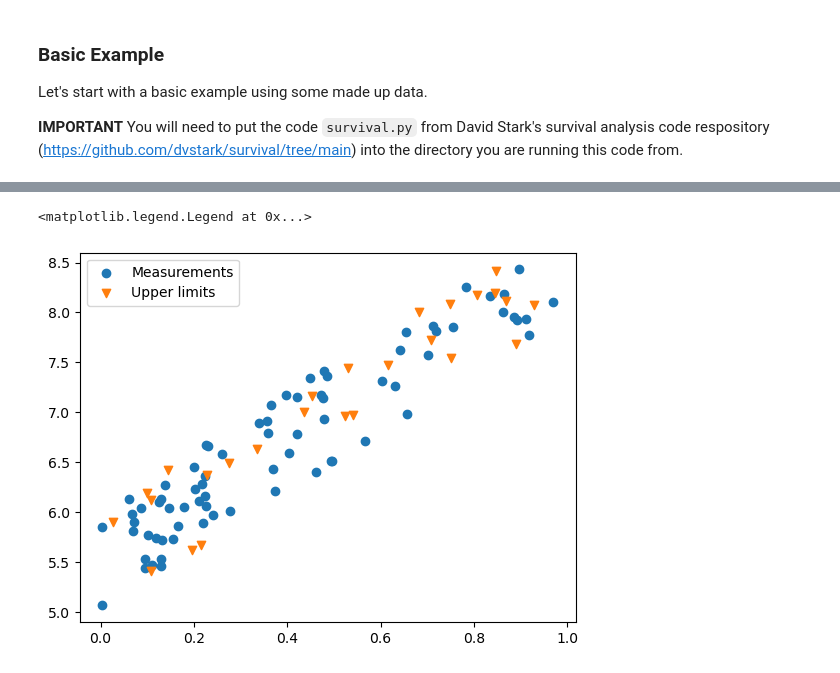
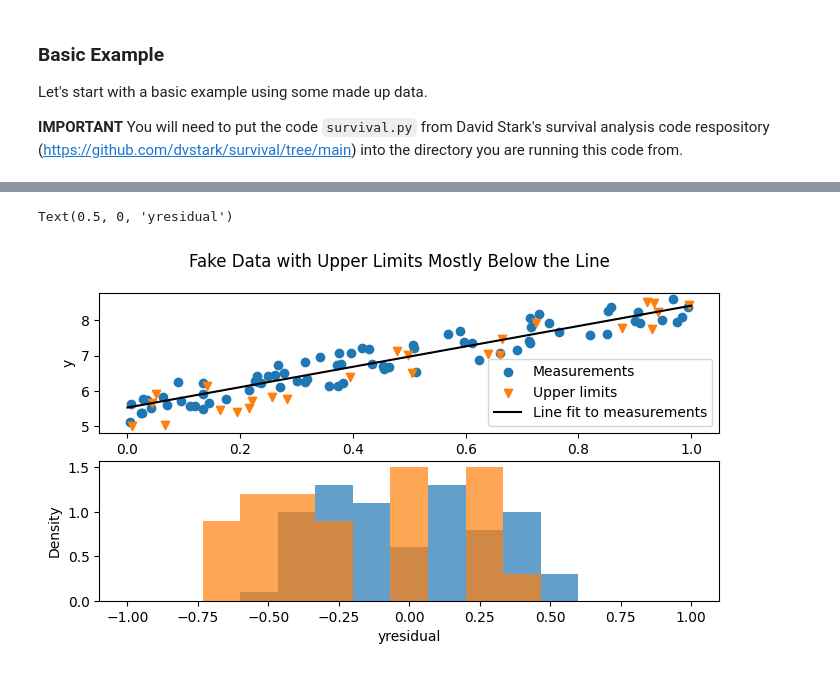
Before and after one commit to karenlmasters/HaverfordGalaxyGroup, a Jupyter notebook: BasicCode/SurvivalAnalysisTutorial.ipynb, the cells around one changed output, grey strips where cells are left out. Saved outputs shown, nothing was run; the diff lists cells and outputs as text; code cells hidden in the pictures.

```diff
--- a/BasicCode/SurvivalAnalysisTutorial.ipynb
+++ b/BasicCode/SurvivalAnalysisTutorial.ipynb
@@ -85,9 +105,39 @@ y = 5 + (3 * x) + np.random.uniform(size=100) #Just a line with error of size 0-
 lims = np.zeros(len(x)).astype(bool) #Sets up a logic array of all "FALSE" entries
 lims[np.random.choice(np.arange(len(lims)), size=int(0.3*len(lims)))] = True #Randomly sets 30% of them to be TRUE
 
-plt.scatter(x[~lims],y[~lims],label='Measurements') #Scatter plot of the actually measurement (NOT lims is ~lims)
-plt.scatter(x[lims], y[lims], marker='v',label='Upper limits') #Scatter plot of the upper limits (lims=TRUE entries)
-plt.legend()
+#Make the upper limits just a bit smaller than the measurements
+y[lims]=y[lims]-0.2
+
+#Fit a straight line to the measurements
+a=np.polyfit(x[~lims],y[~lims],1)
+
+#Make line to plot
+p = np.poly1d(a)
+xplot=np.linspace(0, 1, 10)
+yplot=p(xplot)
+
+#Calculate residuals from line plot
+yres = y-p(x)
-# %% [output]
-<matplotlib.legend.Legend at 0x...>
-[figure, removed]
+# %%
+#Plot both a scatter plot and histograms of this.
+fig, (ax1, ax2) = plt.subplots(2, 1,sharex=False,figsize=(8,4))
+fig.suptitle('Fake Data with Upper Limits Mostly Below the Line')
+
+ax1.scatter(x[~lims],y[~lims],label='Measurements') #Scatter plot of the actually measurement (NOT lims is ~lims)
+ax1.scatter(x[lims], y[lims], marker='v',label='Upper limits') #Scatter plot of the upper limits (lims=TRUE entries)
+ax1.plot(xplot,yplot,'k',label='Line fit to measurements')
+ax1.legend()
+ax1.set_ylabel('y')
+ax1.set_xlabel('x')
+
+#Two histograms showing detections and upper limits.
+#Note that the bins are lined up using range and bins
+#Density=True makes it a probability density (bin height is the fraction of the subsample in that bin)
+#Alpha=0.7 makes it slightly see through.
+ax2.hist(yres[~lims],range=[-1,1],bins=15,density=True,alpha=0.7)
+ax2.hist(yres[lims],range=[-1,1],bins=15,density=True,alpha=0.7)
+ax2.set_ylabel('Density')
+ax2.set_xlabel('yresidual')
+# %% [output]
+Text(0.5, 0, 'yresidual')
+[figure, added]
```
Also changed, not shown: parts of 17 cells of this notebook.
